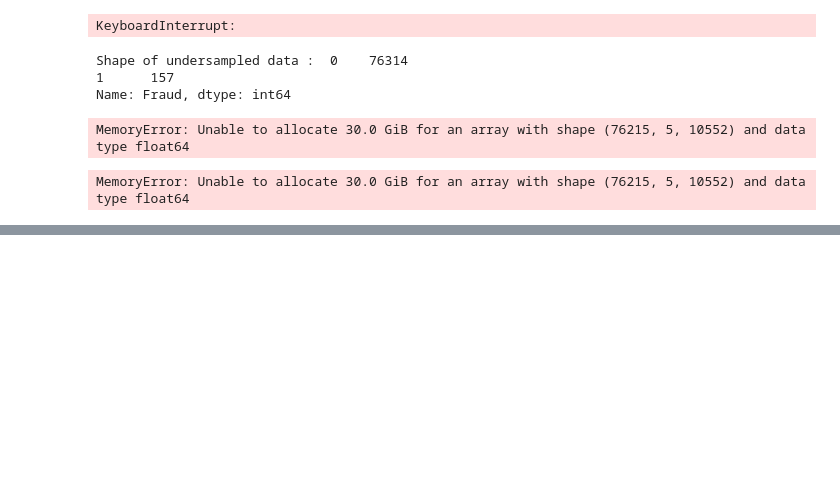
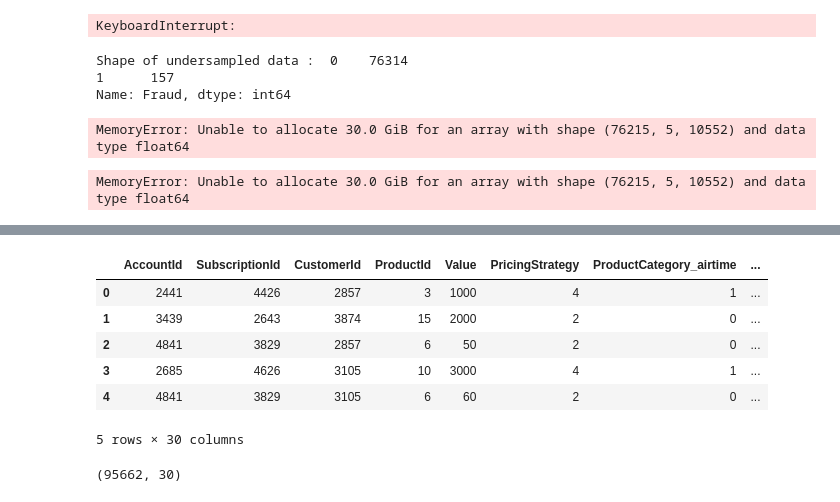
Before and after one commit to LeTouristeDeLECAM/Lab_AI_Fraud_Detection, a Jupyter notebook: Program/Models.ipynb, the cells around one changed output, grey strips where cells are left out. Cells and saved outputs as stored; diff of their text form; code cells hidden in the pictures; blank space fills up the shorter version.

```diff
--- a/Program/Models.ipynb
+++ b/Program/Models.ipynb
@@ -196,0 +258,61 @@ MemoryError: Unable to allocate 30.0 GiB for an array with shape (76215, 5, 1055
+# %%
+# set TransactionId as index
+df_test.set_index('TransactionId', inplace=True)
+
+# Drop the columns that are not needed
+df_test.drop(['CurrencyCode',
+         'CountryCode',
+         'Amount','BatchId'], axis=1, inplace=True)
+
+
+
+
+
+
+# Isolate Date and Time
+df_test['TransactionStartTime'] = pd.to_datetime(df_test['TransactionStartTime'])
+df_test['Hour'] = df_test['TransactionStartTime'].dt.time
+df_test.drop(['TransactionStartTime'], axis=1, inplace=True)
+
+# Convert Time to int & only keep the hour, no minutes
+df_test['Hour'] = df_test['Hour'].astype(str).str[:2].astype(int)
+
+# Convert time into 4 categories; 4-11, 12-13, 14-19, 20-3
+df_test['Hour'] = df_test['Hour'].apply(lambda x: 25 if x in range(0,4) else x)
+df_test['Hour'] = df_test['Hour'].apply(lambda x: 1 if x in range(4,12) else x)
+df_test['Hour'] = df_test['Hour'].apply(lambda x: 2 if x in range(14,20) else x)
+df_test['Hour'] = df_test['Hour'].apply(lambda x: 3 if x in range(12,14) else x)
+df_test['Hour'] = df_test['Hour'].apply(lambda x: 25 if x in range(20,24) else x)
+df_test['Hour'] = df_test['Hour'].apply(lambda x: 4 if x == 25 else x)
+
+
+# split the data
+df_test['AccountId'] = df_test['AccountId'].str.split('_').str[1]
+# df_test['BatchId'] = df_test['BatchId'].str.split('_').str[1]
+df_test['SubscriptionId'] = df_test['SubscriptionId'].str.split('_').str[1]
+df_test['CustomerId'] = df_test['CustomerId'].str.split('_').str[1]
+df_test['ProviderId'] = df_test['ProviderId'].str.split('_').str[1]
+df_test['ProductId'] = df_test['ProductId'].str.split('_').str[1]
+df_test['ChannelId'] = df_test['ChannelId'].str.split('_').str[1]
+
+# convert to int one hot encoding
+df_test = pd.get_dummies(df_test, columns=['ProductCategory'])
+df_test = pd.get_dummies(df_test, columns=['ChannelId'])
+df_test = pd.get_dummies(df_test, columns=['ProviderId'])
+df_test = pd.get_dummies(df_test, columns=['Hour'])
+
+
+
+df_test.head()
+# %% [output]
+|  | AccountId | SubscriptionId | CustomerId | ProductId | Value | PricingStrategy | ProductCategory_airtime | ... |
+| 0 | 2441 | 4426 | 2857 | 3 | 1000 | 4 | 1 | ... |
+| 1 | 3439 | 2643 | 3874 | 15 | 2000 | 2 | 0 | ... |
+| 2 | 4841 | 3829 | 2857 | 6 | 50 | 2 | 0 | ... |
+| 3 | 2685 | 4626 | 3105 | 10 | 3000 | 4 | 1 | ... |
+| 4 | 4841 | 3829 | 3105 | 6 | 60 | 2 | 0 | ... |
+5 rows × 30 columns
+# %%
+df.shape
+# %% [output]
+(95662, 30)
```
Also changed, not shown: parts of 6 cells of this notebook.
